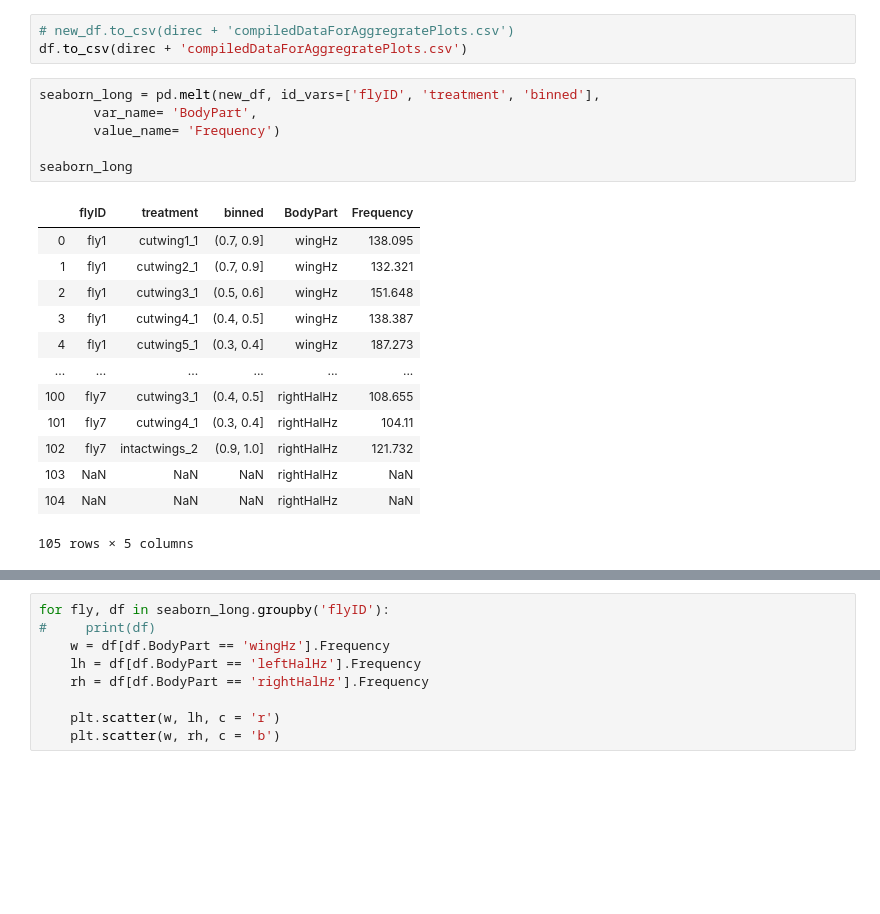
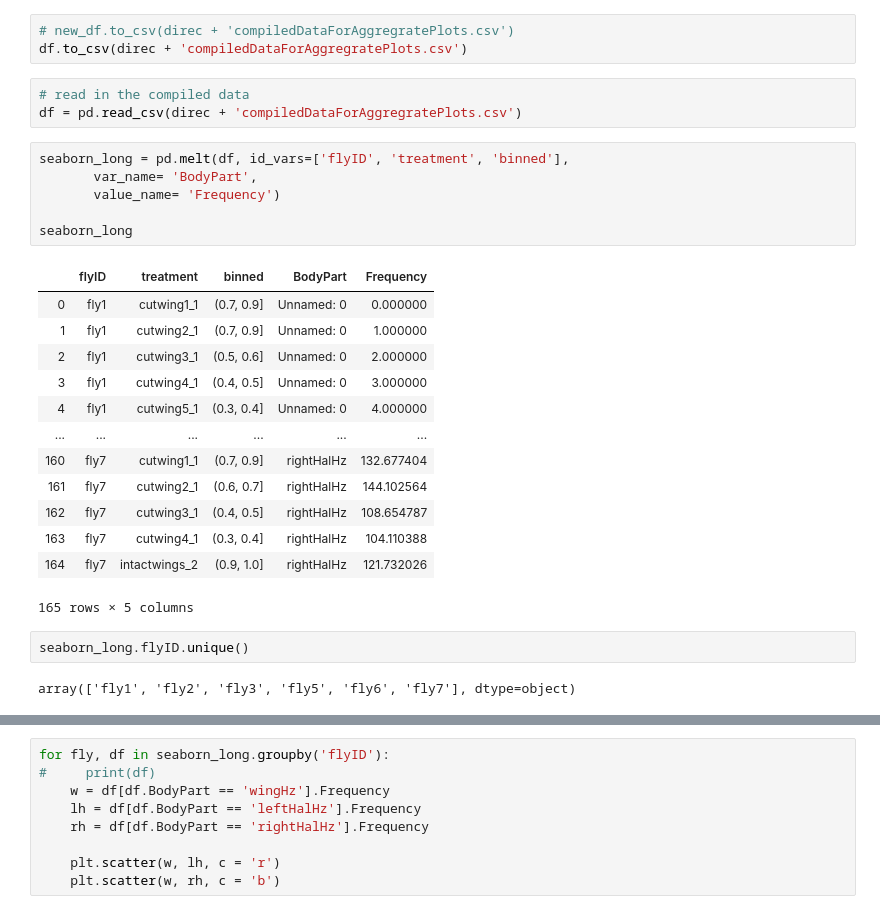
Before and after one commit to TanviDeora/Coupled_dual_oscillators_DeoraSaneSane, a Jupyter notebook: SummaryFigure.ipynb, the cells around one changed output, grey strips where cells are left out. Cells and saved outputs as stored; diff of their text form; blank space fills up the shorter version.

```diff
--- a/SummaryFigure.ipynb
+++ b/SummaryFigure.ipynb
@@ -172,23 +175,30 @@ df['binned'] = pd.cut(df['winglength'], bins)
 # %%
 # new_df.to_csv(direc + 'compiledDataForAggregratePlots.csv')
 df.to_csv(direc + 'compiledDataForAggregratePlots.csv')
+# %%
+# read in the compiled data
+df = pd.read_csv(direc + 'compiledDataForAggregratePlots.csv')
 # %%
-seaborn_long = pd.melt(new_df, id_vars=['flyID', 'treatment', 'binned'],
+seaborn_long = pd.melt(df, id_vars=['flyID', 'treatment', 'binned'],
        var_name= 'BodyPart',
        value_name= 'Frequency')
 
 seaborn_long
 # %% [output]
 |  | flyID | treatment | binned | BodyPart | Frequency |
-| 0 | fly1 | cutwing1_1 | (0.7, 0.9] | wingHz | 138.095 |
-| 1 | fly1 | cutwing2_1 | (0.7, 0.9] | wingHz | 132.321 |
-| 2 | fly1 | cutwing3_1 | (0.5, 0.6] | wingHz | 151.648 |
-| 3 | fly1 | cutwing4_1 | (0.4, 0.5] | wingHz | 138.387 |
-| 4 | fly1 | cutwing5_1 | (0.3, 0.4] | wingHz | 187.273 |
+| 0 | fly1 | cutwing1_1 | (0.7, 0.9] | Unnamed: 0 | 0.000000 |
+| 1 | fly1 | cutwing2_1 | (0.7, 0.9] | Unnamed: 0 | 1.000000 |
+| 2 | fly1 | cutwing3_1 | (0.5, 0.6] | Unnamed: 0 | 2.000000 |
+| 3 | fly1 | cutwing4_1 | (0.4, 0.5] | Unnamed: 0 | 3.000000 |
+| 4 | fly1 | cutwing5_1 | (0.3, 0.4] | Unnamed: 0 | 4.000000 |
 | ... | ... | ... | ... | ... | ... |
-| 100 | fly7 | cutwing3_1 | (0.4, 0.5] | rightHalHz | 108.655 |
-| 101 | fly7 | cutwing4_1 | (0.3, 0.4] | rightHalHz | 104.11 |
-| 102 | fly7 | intactwings_2 | (0.9, 1.0] | rightHalHz | 121.732 |
-| 103 | NaN | NaN | NaN | rightHalHz | NaN |
-| 104 | NaN | NaN | NaN | rightHalHz | NaN |
+| 160 | fly7 | cutwing1_1 | (0.7, 0.9] | rightHalHz | 132.677404 |
+| 161 | fly7 | cutwing2_1 | (0.6, 0.7] | rightHalHz | 144.102564 |
+| 162 | fly7 | cutwing3_1 | (0.4, 0.5] | rightHalHz | 108.654787 |
+| 163 | fly7 | cutwing4_1 | (0.3, 0.4] | rightHalHz | 104.110388 |
+| 164 | fly7 | intactwings_2 | (0.9, 1.0] | rightHalHz | 121.732026 |
-105 rows × 5 columns
+165 rows × 5 columns
+# %%
+seaborn_long.flyID.unique()
+# %% [output]
+array(['fly1', 'fly2', 'fly3', 'fly5', 'fly6', 'fly7'], dtype=object)
```
Also changed, not shown: parts of 15 cells of this notebook, 3 other files.
